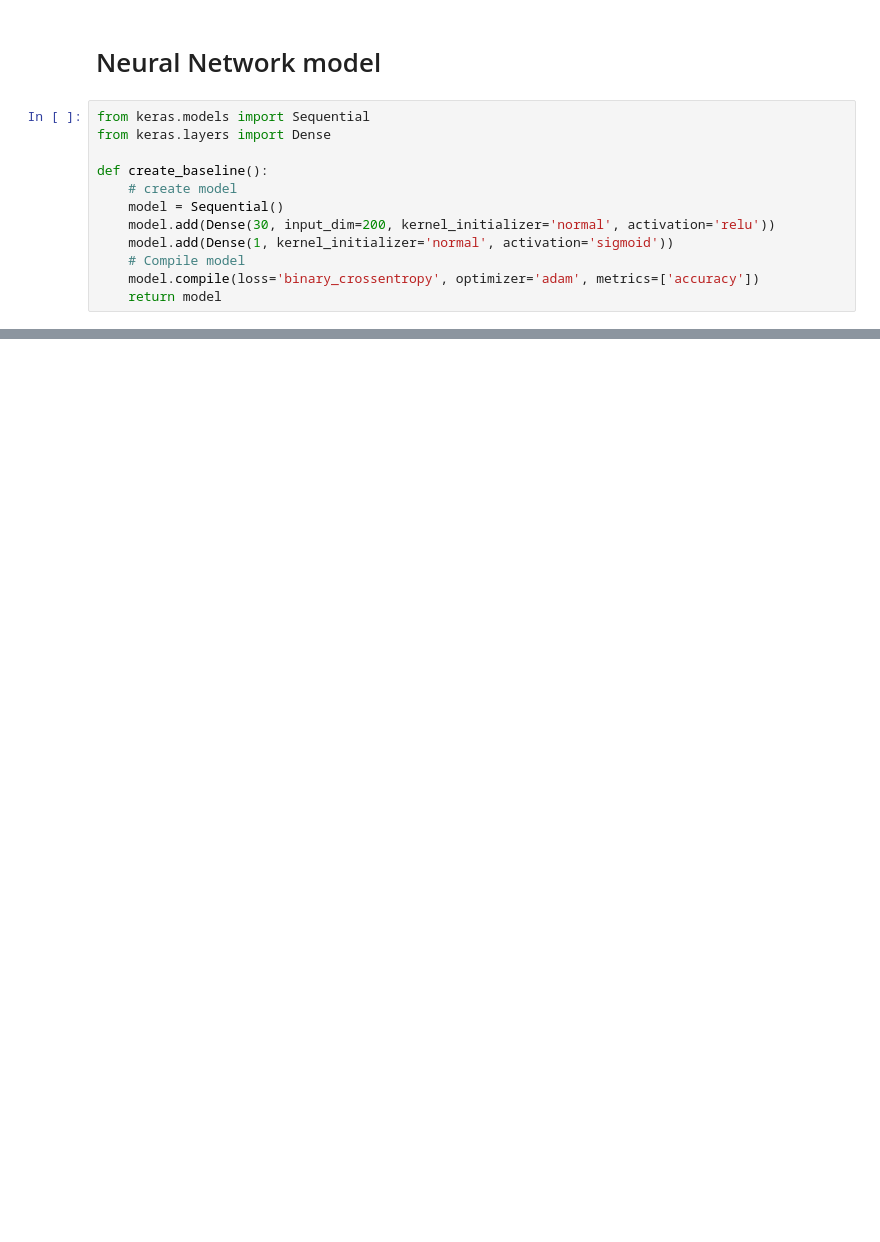
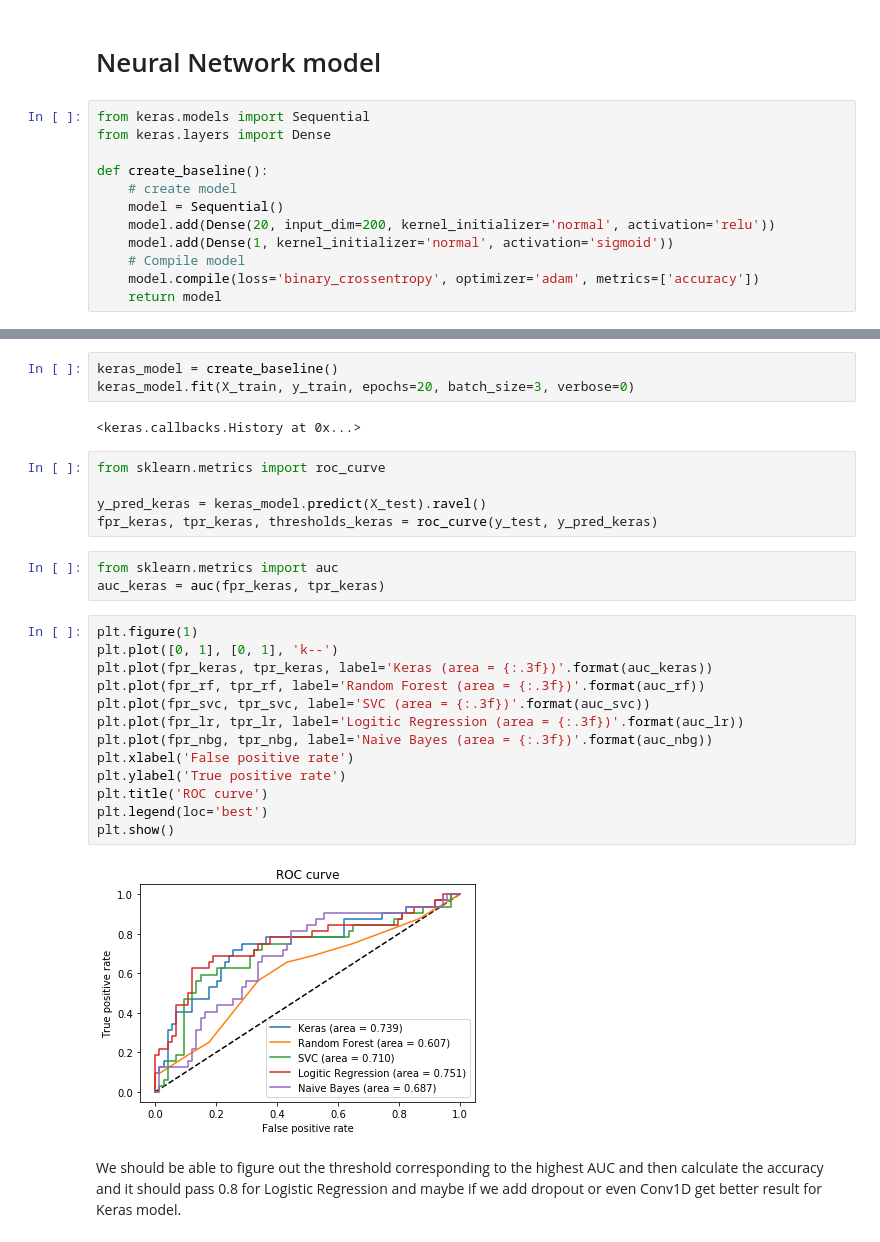
Before and after one commit to foundation-models/aBinaryClassification, a Jupyter notebook: Tempus.ipynb, the cells around one changed output, grey strips where cells are left out. Drawn from its saved outputs; the diff is of its cells as text; blank space fills up the shorter version.

```diff
--- a/Tempus.ipynb
+++ b/Tempus.ipynb
@@ -235,7 +317,7 @@ from keras.layers import Dense
 def create_baseline():
 	# create model
 	model = Sequential()
-	model.add(Dense(30, input_dim=200, kernel_initializer='normal', activation='relu'))
+	model.add(Dense(20, input_dim=200, kernel_initializer='normal', activation='relu'))
 	model.add(Dense(1, kernel_initializer='normal', activation='sigmoid'))
 	# Compile model
 	model.compile(loss='binary_crossentropy', optimizer='adam', metrics=['accuracy'])
@@ -252,0 +337,30 @@ print("Results: %.2f%% (%.2f%%)" % (results.mean()*100, results.std()*100))
+# %%
+keras_model = create_baseline()
+keras_model.fit(X_train, y_train, epochs=20, batch_size=3, verbose=0)
+# %% [output]
+<keras.callbacks.History at 0x...>
+# %%
+from sklearn.metrics import roc_curve
+
+y_pred_keras = keras_model.predict(X_test).ravel()
+fpr_keras, tpr_keras, thresholds_keras = roc_curve(y_test, y_pred_keras)
+# %%
+from sklearn.metrics import auc
+auc_keras = auc(fpr_keras, tpr_keras)
+# %%
+plt.figure(1)
+plt.plot([0, 1], [0, 1], 'k--')
+plt.plot(fpr_keras, tpr_keras, label='Keras (area = {:.3f})'.format(auc_keras))
+plt.plot(fpr_rf, tpr_rf, label='Random Forest (area = {:.3f})'.format(auc_rf))
+plt.plot(fpr_svc, tpr_svc, label='SVC (area = {:.3f})'.format(auc_svc))
+plt.plot(fpr_lr, tpr_lr, label='Logitic Regression (area = {:.3f})'.format(auc_lr))
+plt.plot(fpr_nbg, tpr_nbg, label='Naive Bayes (area = {:.3f})'.format(auc_nbg))
+plt.xlabel('False positive rate')
+plt.ylabel('True positive rate')
+plt.title('ROC curve')
+plt.legend(loc='best')
+plt.show()
+# %% [output]
+[figure, added]
+# %% [markdown]
+We should be able to figure out the threshold corresponding to the highest AUC and then calculate the accuracy and it should pass 0.8 for Logistic Regression and maybe if we add dropout or even Conv1D get better result for Keras model.
```
Also changed, not shown: parts of 32 cells of this notebook.
